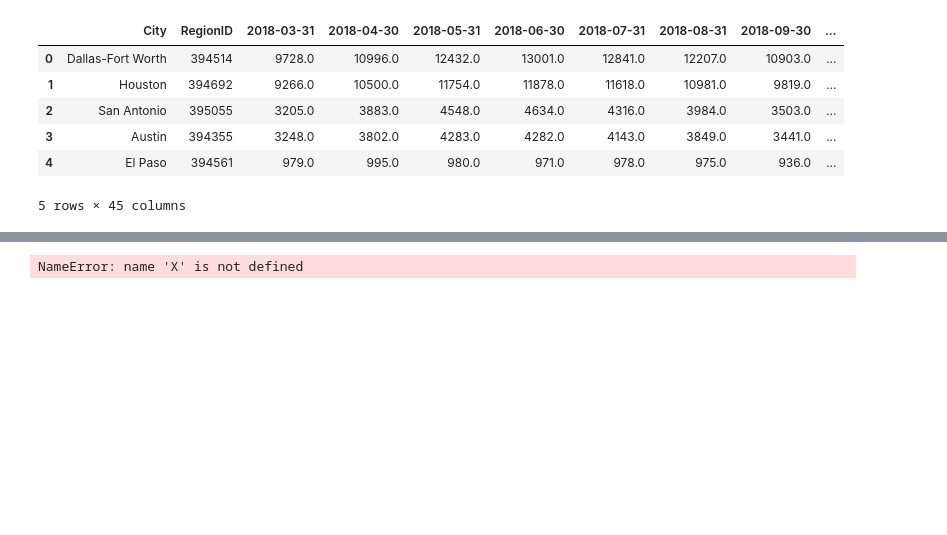
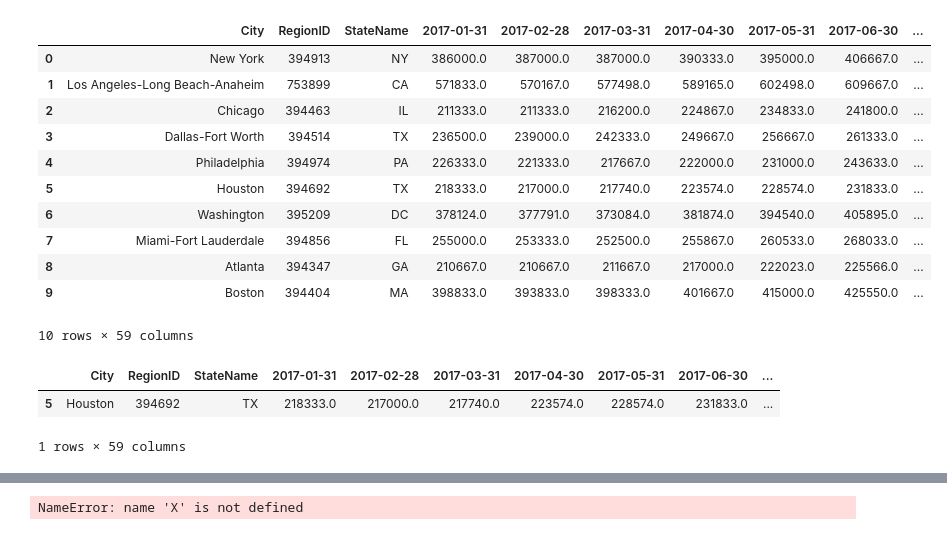
Before and after one commit to rachanamule/Housing_Data, a Jupyter notebook: house_machine_learning.ipynb, the cells around one changed output, grey strips where cells are left out. Drawn from its saved outputs; the diff is of its cells as text; code cells hidden in the pictures; blank space fills up the shorter version.

```diff
--- a/house_machine_learning.ipynb
+++ b/house_machine_learning.ipynb
@@ -6,18 +6,27 @@ from sklearn.linear_model import LinearRegression
 # %%
 # Import our input dataset
 median_df = pd.read_csv('Clean_mediansale_price.csv')
-median_df.head()
-
-sale_df = pd.read_csv('CleanForsale.csv')
-sale_df.head()
-
-new_df = pd.read_csv('CleanNewlisting.csv')
-new_df.head()
+median_df.head(10)
 # %% [output]
-|  | City | RegionID | 2018-03-31 | 2018-04-30 | 2018-05-31 | 2018-06-30 | 2018-07-31 | 2018-08-31 | 2018-09-30 | ... |
-| 0 | Dallas-Fort Worth | 394514 | 9728.0 | 10996.0 | 12432.0 | 13001.0 | 12841.0 | 12207.0 | 10903.0 | ... |
-| 1 | Houston | 394692 | 9266.0 | 10500.0 | 11754.0 | 11878.0 | 11618.0 | 10981.0 | 9819.0 | ... |
-| 2 | San Antonio | 395055 | 3205.0 | 3883.0 | 4548.0 | 4634.0 | 4316.0 | 3984.0 | 3503.0 | ... |
-| 3 | Austin | 394355 | 3248.0 | 3802.0 | 4283.0 | 4282.0 | 4143.0 | 3849.0 | 3441.0 | ... |
-| 4 | El Paso | 394561 | 979.0 | 995.0 | 980.0 | 971.0 | 978.0 | 975.0 | 936.0 | ... |
+|  | City | RegionID | StateName | 2017-01-31 | 2017-02-28 | 2017-03-31 | 2017-04-30 | 2017-05-31 | 2017-06-30 | ... |
+| 0 | New York | 394913 | NY | 386000.0 | 387000.0 | 387000.0 | 390333.0 | 395000.0 | 406667.0 | ... |
+| 1 | Los Angeles-Long Beach-Anaheim | 753899 | CA | 571833.0 | 570167.0 | 577498.0 | 589165.0 | 602498.0 | 609667.0 | ... |
+| 2 | Chicago | 394463 | IL | 211333.0 | 211333.0 | 216200.0 | 224867.0 | 234833.0 | 241800.0 | ... |
+| 3 | Dallas-Fort Worth | 394514 | TX | 236500.0 | 239000.0 | 242333.0 | 249667.0 | 256667.0 | 261333.0 | ... |
+| 4 | Philadelphia | 394974 | PA | 226333.0 | 221333.0 | 217667.0 | 222000.0 | 231000.0 | 243633.0 | ... |
+| 5 | Houston | 394692 | TX | 218333.0 | 217000.0 | 217740.0 | 223574.0 | 228574.0 | 231833.0 | ... |
+| 6 | Washington | 395209 | DC | 378124.0 | 377791.0 | 373084.0 | 381874.0 | 394540.0 | 405895.0 | ... |
+| 7 | Miami-Fort Lauderdale | 394856 | FL | 255000.0 | 253333.0 | 252500.0 | 255867.0 | 260533.0 | 268033.0 | ... |
+| 8 | Atlanta | 394347 | GA | 210667.0 | 210667.0 | 211667.0 | 217000.0 | 222023.0 | 225566.0 | ... |
+| 9 | Boston | 394404 | MA | 398833.0 | 393833.0 | 398333.0 | 401667.0 | 415000.0 | 425550.0 | ... |
-5 rows × 45 columns
+10 rows × 59 columns
+# %%
+# median_df['City'] = ['Houston']
+
+desired_df = median_df[median_df['City'] == 'Houston']
+
+desired_df
+# %% [output]
+|  | City | RegionID | StateName | 2017-01-31 | 2017-02-28 | 2017-03-31 | 2017-04-30 | 2017-05-31 | 2017-06-30 | ... |
+| 5 | Houston | 394692 | TX | 218333.0 | 217000.0 | 217740.0 | 223574.0 | 228574.0 | 231833.0 | ... |
+1 rows × 59 columns
```
Also changed, not shown: parts of 10 cells of this notebook.
